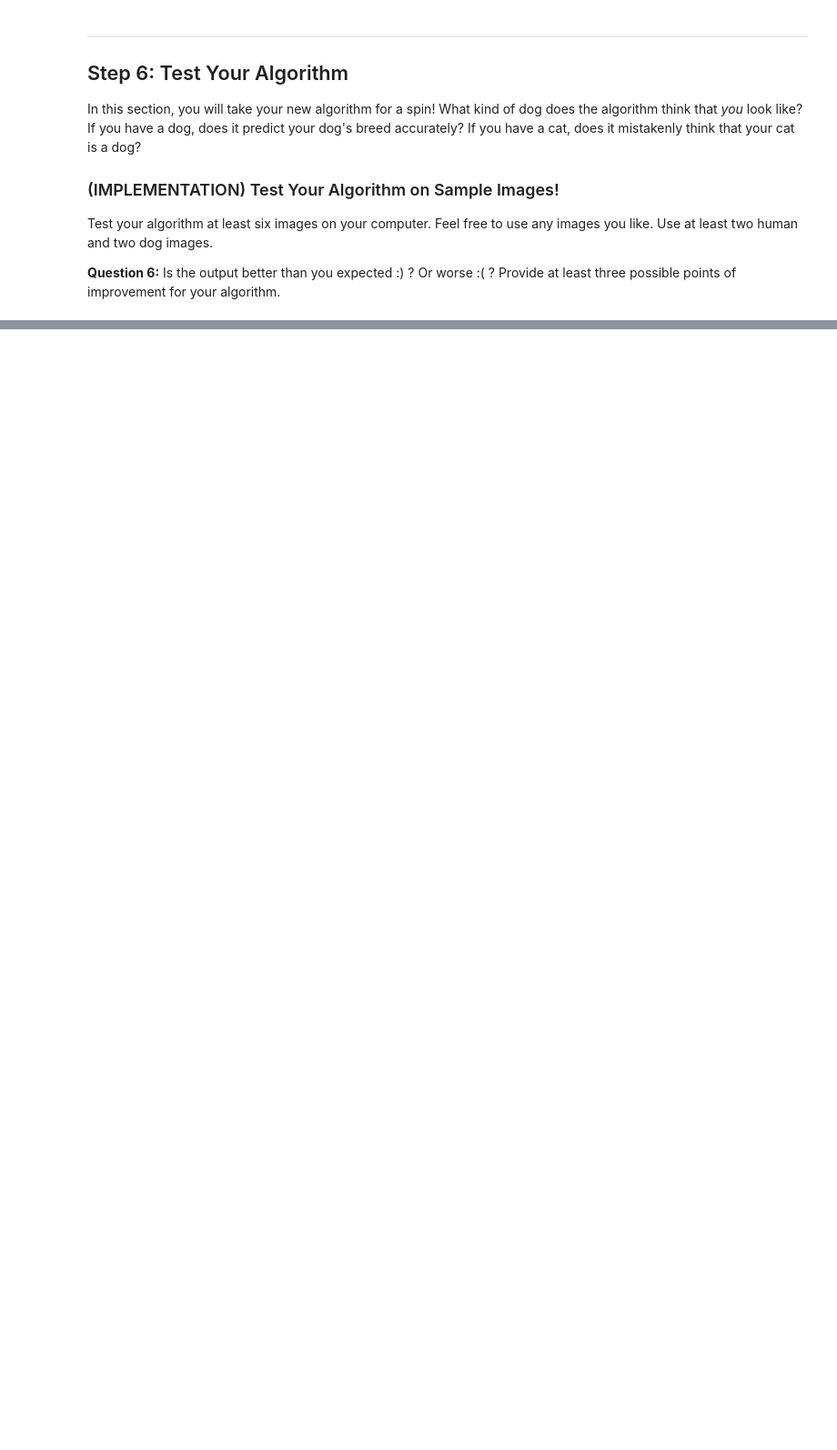
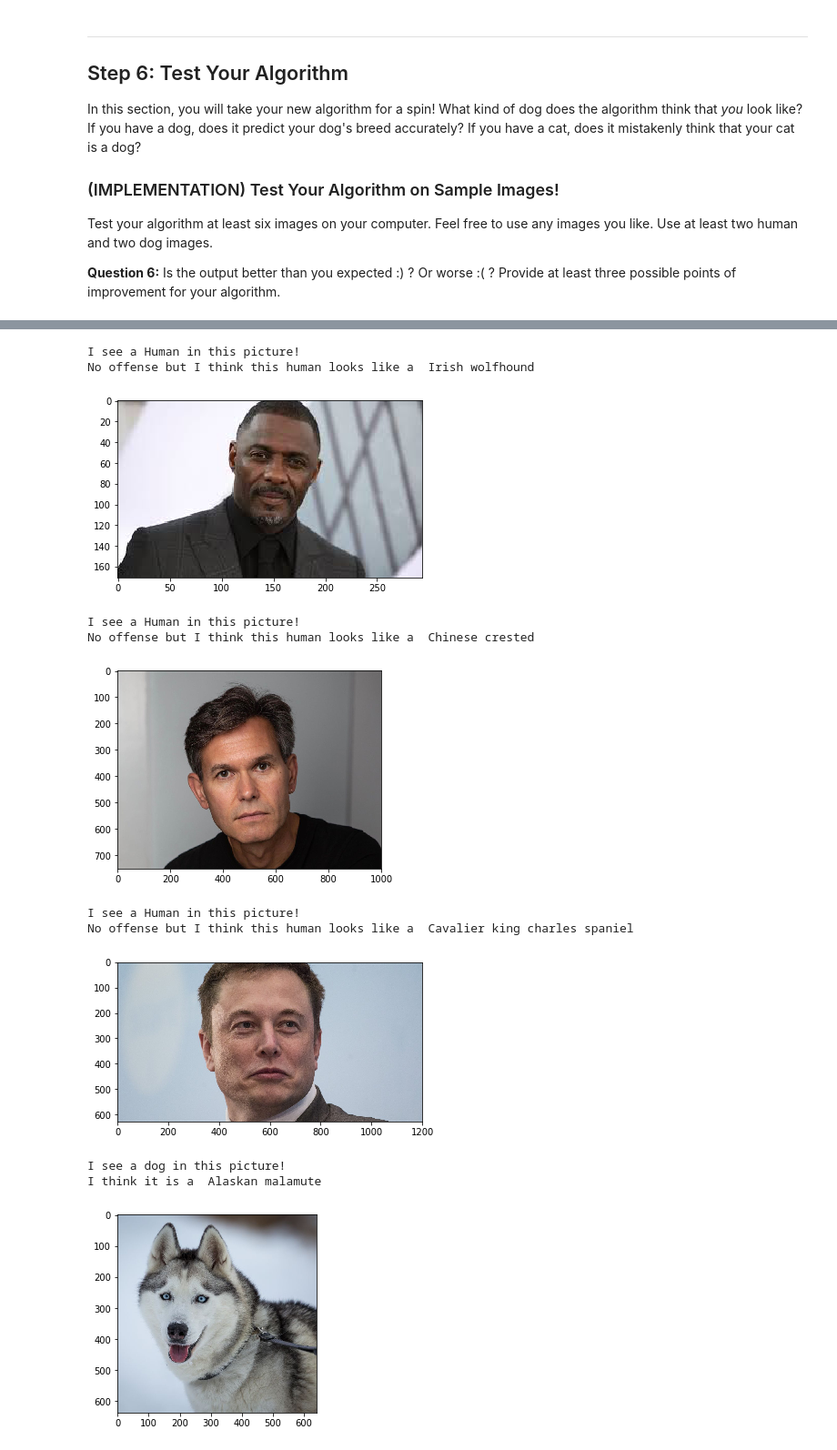
Before and after one commit to iNinad/dog-breed-classifier, a Jupyter notebook: dog_app.ipynb, the cells around one changed output, grey strips where cells are left out. Shown at 91% size. Drawn from its saved outputs; the diff is of its cells as text; code cells hidden in the pictures; blank space fills up the shorter version.

```diff
--- a/dog_app.ipynb
+++ b/dog_app.ipynb
@@ -448,6 +673,7 @@ Use the code cell below to write three separate [data loaders](http://pytorch.or
 If you like, **you are welcome to use the same data loaders from the previous step**, when you created a CNN from scratch.
 # %%
 ## TODO: Specify data loaders
+loaders_transfer = dataset_loaders.copy()
 # %% [markdown]
 ### (IMPLEMENTATION) Model Architecture
 
@@ -475,10 +730,16 @@ optimizer_transfer = None
+# %%
+# Use CrossEntropyLoss() as it is useful when training a classification problem with multiple classes
+criterion_transfer = nn.CrossEntropyLoss()
+# Implement stochastic gradient descent
+optimizer_transfer = optim.SGD(transfer_model.fc.parameters(), lr=0.02)
 # %% [markdown]
 ### (IMPLEMENTATION) Train and Validate the Model
 
 Train and validate your model in the code cell below.  [Save the final model parameters](http://pytorch.org/docs/master/notes/serialization.html) at filepath `'model_transfer.pt'`.
 # %%
 # train the model
-model_transfer = # train(n_epochs, loaders_transfer, model_transfer, optimizer_transfer, criterion_transfer, use_cuda, 'model_transfer.pt')
+n_epochs = 5
+transfer_model = train(n_epochs, loaders_transfer, transfer_model, optimizer_transfer, criterion_transfer, use_cuda, 'model_transfer.pt')
 
 # load the model that got the best validation accuracy (uncomment the line below)
-#model_transfer.load_state_dict(torch.load('model_transfer.pt'))
+transfer_model.load_state_dict(torch.load('model_transfer.pt'))
@@ -529,3 +825,32 @@ def run_app(img_path):
+# %%
+### TODO: Write your algorithm.
+### Feel free to use as many code cells as needed.
+
+def show_image(img_path):
+    input_img = Image.open(img_path)
+    plt.imshow(input_img)
+    plt.show()
+
+def run_app(img_path):
+    ## handle cases for a human face, dog, and neither
+
+    # dog case
+    if dog_detector(img_path):
+        print ("I see a dog in this picture!")
+        breed_predicted = predict_breed_transfer(img_path)
+        print("I think it is a ",breed_predicted)
+        show_image(img_path)
+
+    # human case
+    elif face_detector(img_path):
+        print ("I see a Human in this picture!")
+        breed_predicted = predict_breed_transfer(img_path)
+        print("No offense but I think this human looks like a ",breed_predicted)
+        show_image(img_path)
+
+    # neither dog or human
+    else:
+        print ("Sorry, something is wrong! Looks like you have provided an invalid image.")
 # %% [markdown]
 ---
 <a id='step6'></a>
@@ -543,8 +868,23 @@ __Answer:__ (Three possible points for improvement)
 # %%
 ## TODO: Execute your algorithm from Step 6 on
 ## at least 6 images on your computer.
 ## Feel free to use as many code cells as needed.
+added_human_files = ['./added_images/human-1.jpg', './added_images/human-2.jpg', './added_images/human-3.jpg' ]
+added_dog_files = ['./added_images/dog-1-husky.jpg', './added_images/dog-2-german-shepherd.jpg', './added_images/dog-3-golden-retriever.jpg']
 
 ## suggested code, below
-for file in np.hstack((human_files[:3], dog_files[:3])):
+for file in np.hstack((added_human_files[:3], added_dog_files[:3])):
     run_app(file)
+# %% [output]
+I see a Human in this picture!
+No offense but I think this human looks like a  Irish wolfhound
+[figure, added]
+I see a Human in this picture!
+No offense but I think this human looks like a  Chinese crested
+[figure, added]
+I see a Human in this picture!
+No offense but I think this human looks like a  Cavalier king charles spaniel
+[figure, added]
+I see a dog in this picture!
+I think it is a  Alaskan malamute
+[figure, added]
```
Also changed, not shown: parts of 39 cells of this notebook, 7 other files.
